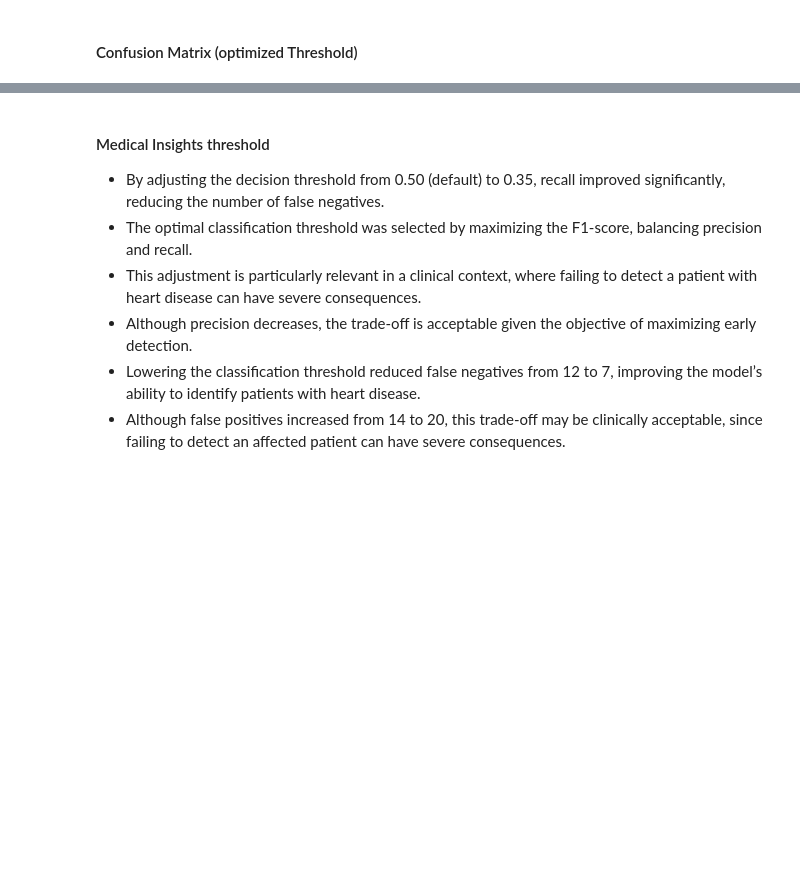
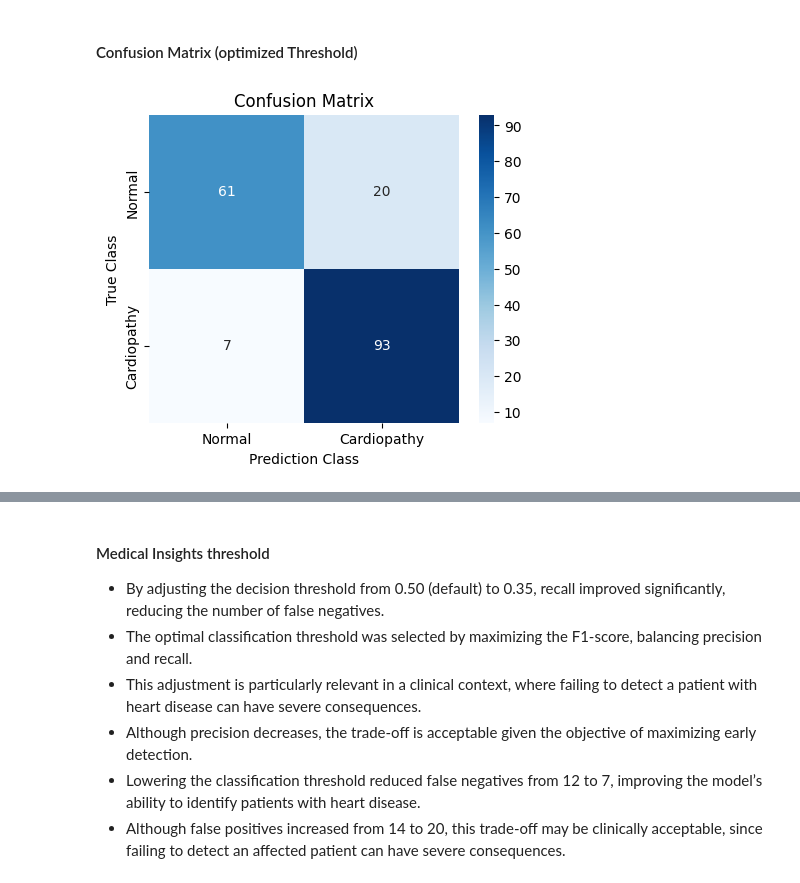
Before and after one commit to biotechwithdata/REPO, a Jupyter notebook: heart_disease_risk_analysis.ipynb, the cells around one changed output, grey strips where cells are left out. Saved outputs shown, nothing was run; the diff lists cells and outputs as text; code cells hidden in the pictures; blank space fills up the shorter version.

```diff
--- a/heart_disease_risk_analysis.ipynb
+++ b/heart_disease_risk_analysis.ipynb
@@ -1152,12 +1152,14 @@ weighted avg       0.86      0.85      0.85       181
 # %%
 cm_opt = confusion_matrix(y_test, y_pred_opt)
 plt.figure(figsize=(5,4))
 sns.heatmap(cm_opt, annot=True,
             fmt='d',
             cmap='Blues',
             xticklabels=['Normal','Cardiopathy'],
             yticklabels=['Normal','Cardiopathy'])
-plt.xlabel('Prediction')
-plt.ylabel('Real')
+plt.xlabel('Prediction Class')
+plt.ylabel('True Class')
 plt.title('Confusion Matrix')
 plt.show()
+# %% [output]
+[figure, added]
```
Also changed, not shown: parts of 6 cells of this notebook, 3 other files.
